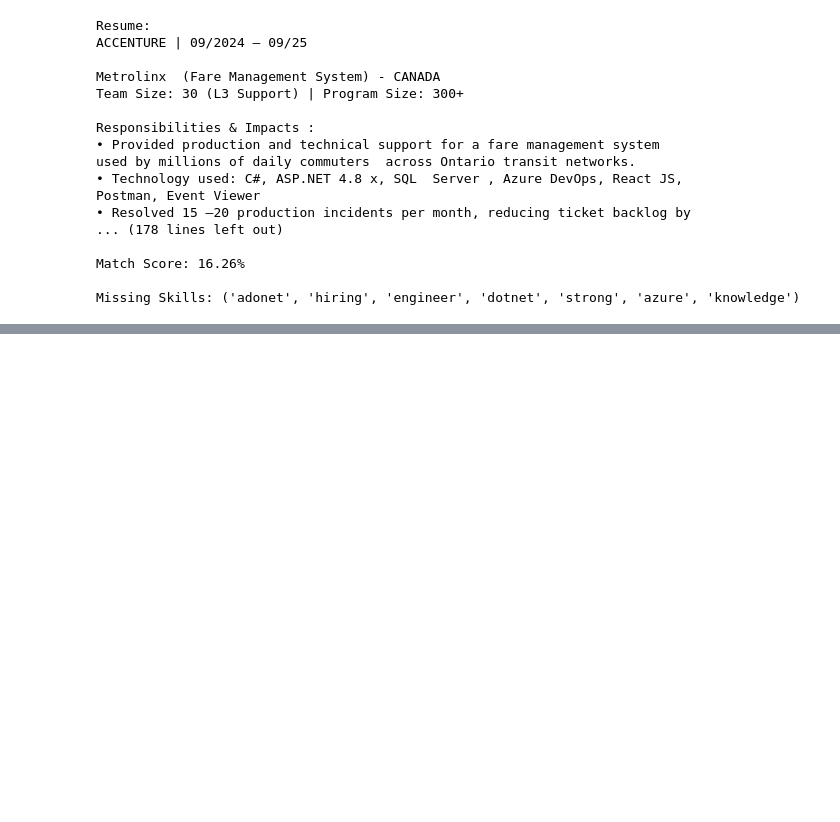
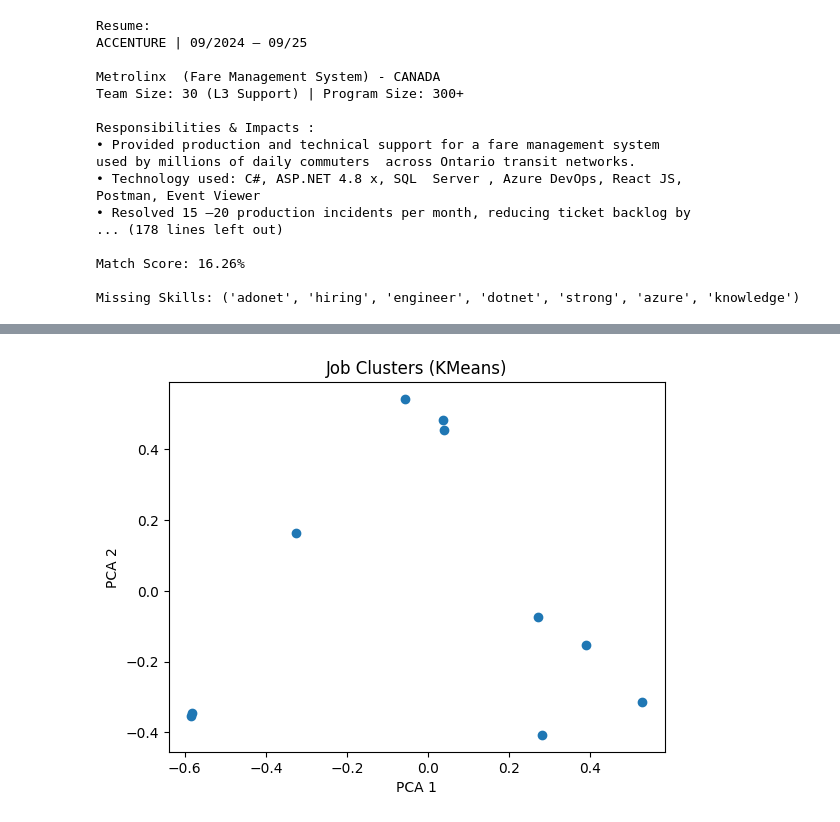
Before and after one commit to Sirisha-collab/Resume-Job-Match-Analytics, a Jupyter notebook: Resume_&_Job_Analytics.ipynb, the cells around one changed output, grey strips where cells are left out. Cells and saved outputs as stored; diff of their text form; code cells hidden in the pictures; blank space fills up the shorter version.

```diff
--- a/Resume_&_Job_Analytics.ipynb
+++ b/Resume_&_Job_Analytics.ipynb
@@ -214,0 +438,19 @@ Missing Skills: ('adonet', 'hiring', 'engineer', 'dotnet', 'strong', 'azure', 'k
+# %%
+#STEP 3 — Convert Text to Numerical Features (TF-IDF)
+from sklearn.feature_extraction.text import TfidfVectorizer
+
+vectorizer = TfidfVectorizer(
+    stop_words="english",
+    max_features=1000
+)
+
+X = vectorizer.fit_transform(df["job_description"])
+# %%
+#Apply KMeans Clustering
+from sklearn.cluster import KMeans
+
+kmeans = KMeans(n_clusters=3, random_state=42)
+kmeans.fit(X)
+
+df["cluster"] = kmeans.labels_
+df
@@ -214,0 +469,16 @@ Missing Skills: ('adonet', 'hiring', 'engineer', 'dotnet', 'strong', 'azure', 'k
+# %%
+#STEP 5 — Visualize Clusters (2D Projection)
+from sklearn.decomposition import PCA
+import matplotlib.pyplot as plt
+
+pca = PCA(n_components=2)
+X_reduced = pca.fit_transform(X.toarray())
+
+plt.figure()
+plt.scatter(X_reduced[:, 0], X_reduced[:, 1])
+plt.title("Job Clusters (KMeans)")
+plt.xlabel("PCA 1")
+plt.ylabel("PCA 2")
+plt.show()
+# %% [output]
+[figure, added]
```
Also changed, not shown: parts of 18 cells of this notebook.
